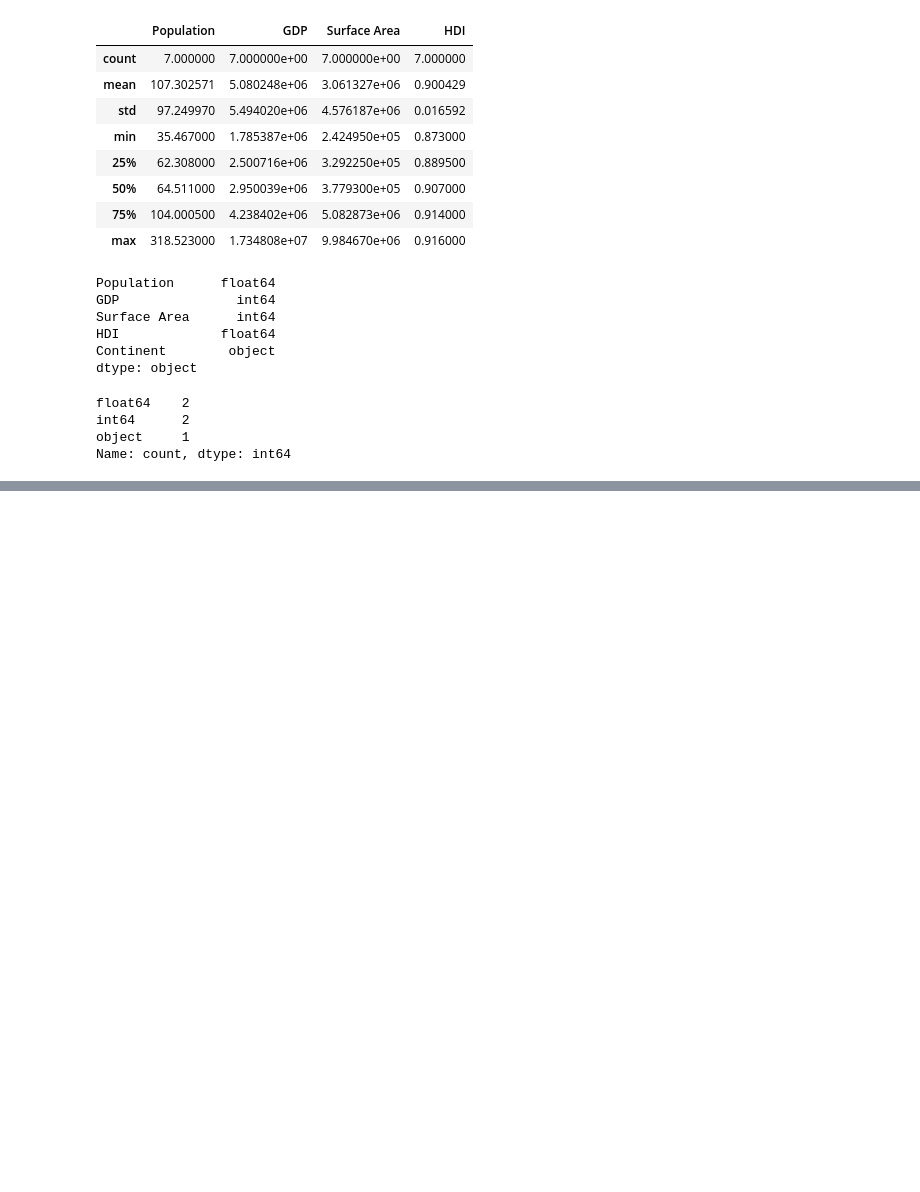
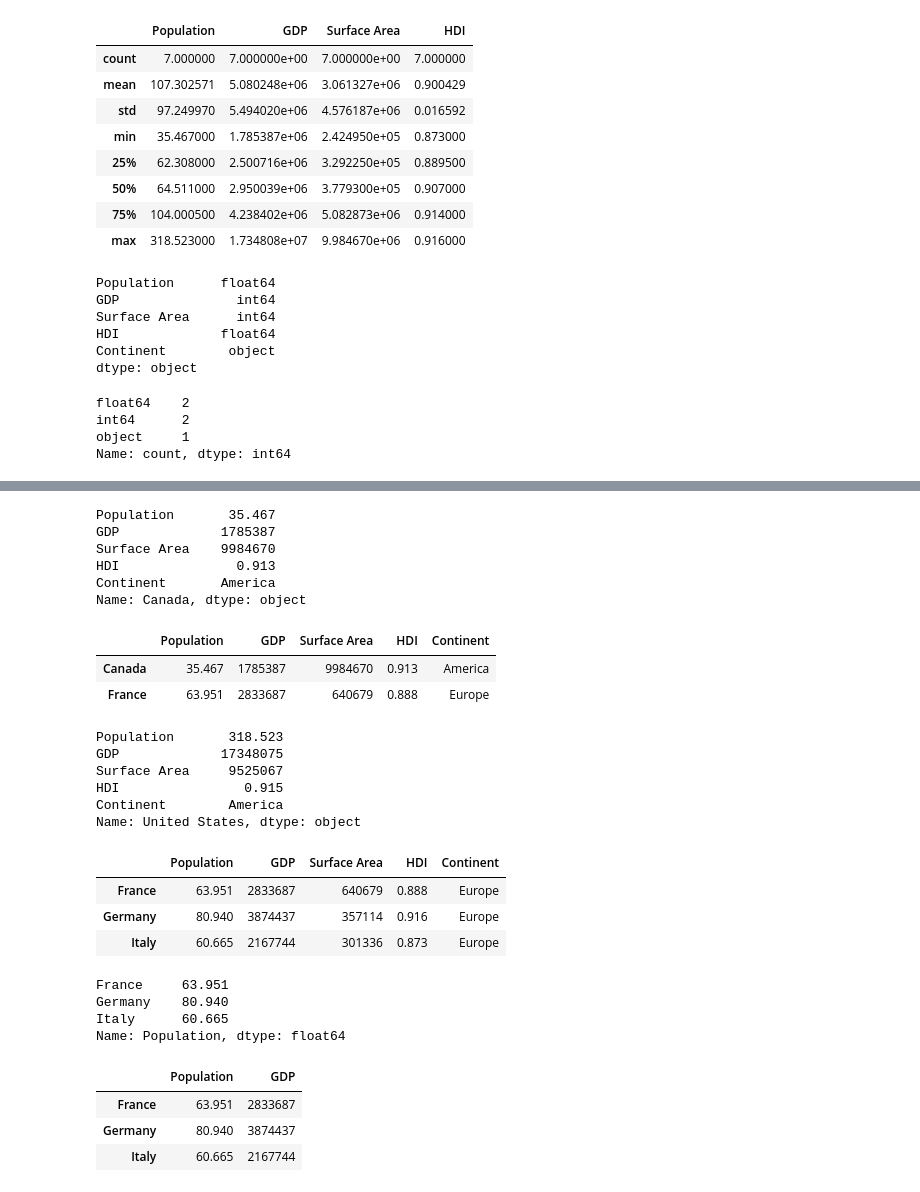
Before and after one commit to Yanil01/pandas_, a Jupyter notebook: main.ipynb, the cells around one changed output, grey strips where cells are left out. Drawn from its saved outputs; the diff is of its cells as text; code cells hidden in the pictures; blank space fills up the shorter version.

Commit message:
selection & slicing

```diff
--- a/main.ipynb
+++ b/main.ipynb
@@ -333,0 +345,45 @@ Name: count, dtype: int64
+# %%
+df.loc['Canada'] # get the row of the dataframe
+# %% [output]
+Population       35.467
+GDP             1785387
+Surface Area    9984670
+HDI               0.913
+Continent       America
+Name: Canada, dtype: object
+# %%
+df.loc[['Canada', 'France']] # get the multiple rows of the dataframe
+# %% [output]
+|  | Population | GDP | Surface Area | HDI | Continent |
+| Canada | 35.467 | 1785387 | 9984670 | 0.913 | America |
+| France | 63.951 | 2833687 | 640679 | 0.888 | Europe |
+# %%
+df.iloc[-1] # get the row of the dataframe
+# %% [output]
+Population       318.523
+GDP             17348075
+Surface Area     9525067
+HDI                0.915
+Continent        America
+Name: United States, dtype: object
+# %%
+df.loc['France':'Italy'] # slicing of the dataframe
+# %% [output]
+|  | Population | GDP | Surface Area | HDI | Continent |
+| France | 63.951 | 2833687 | 640679 | 0.888 | Europe |
+| Germany | 80.940 | 3874437 | 357114 | 0.916 | Europe |
+| Italy | 60.665 | 2167744 | 301336 | 0.873 | Europe |
+# %%
+df.loc['France':'Italy', 'Population'] # slicing of the dataframe
+# %% [output]
+France     63.951
+Germany    80.940
+Italy      60.665
+Name: Population, dtype: float64
+# %%
+df.loc['France':'Italy',['Population','GDP']] # slicing of the dataframe
+# %% [output]
+|  | Population | GDP |
+| France | 63.951 | 2833687 |
+| Germany | 80.940 | 3874437 |
+| Italy | 60.665 | 2167744 |
```
Also changed, not shown: parts of 1 cell of this notebook.
